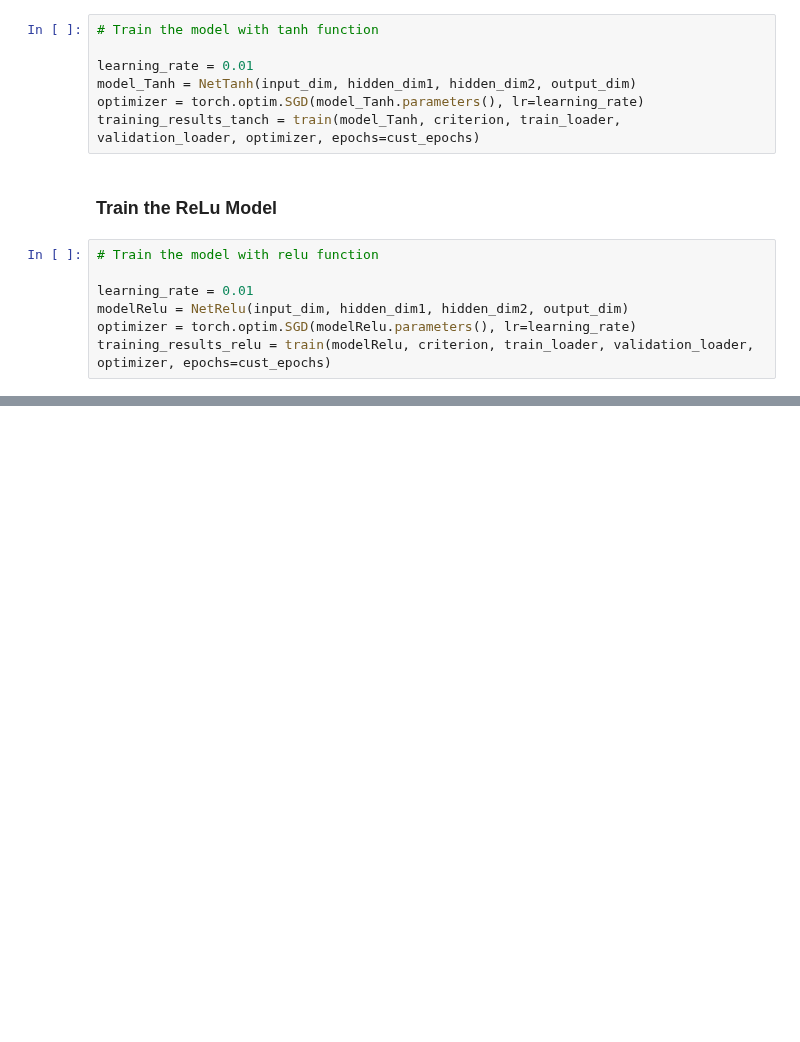
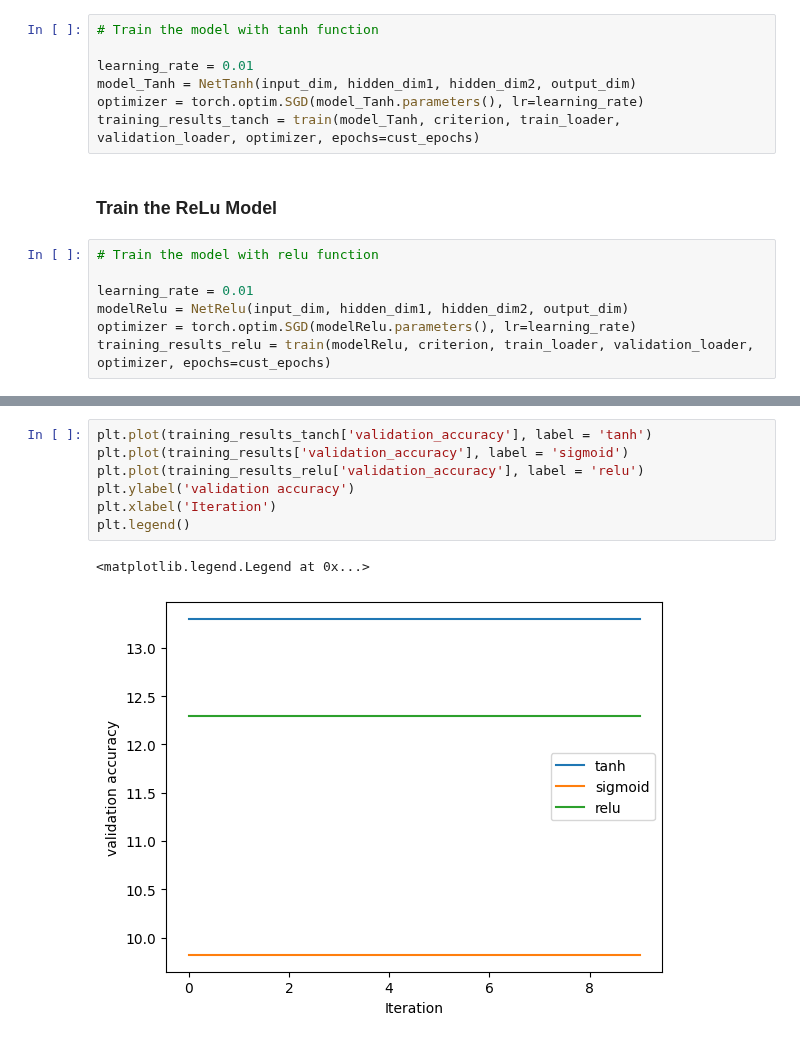
Before and after one commit to AjBorbzz/DataScience_AI_ML, a Jupyter notebook: PyTorch/IBM_Pytorch/DeepLearning_with_Pytorch/deep_neural_network_multi_hidden.ipynb, the cells around one changed output, grey strips where cells are left out. Cells and saved outputs as stored; diff of their text form; blank space fills up the shorter version.

```diff
--- a/PyTorch/IBM_Pytorch/DeepLearning_with_Pytorch/deep_neural_network_multi_hidden.ipynb
+++ b/PyTorch/IBM_Pytorch/DeepLearning_with_Pytorch/deep_neural_network_multi_hidden.ipynb
@@ -138,0 +153,10 @@ training_results_relu = train(modelRelu, criterion, train_loader, validation_loa
+# %%
+plt.plot(training_results_tanch['validation_accuracy'], label = 'tanh')
+plt.plot(training_results['validation_accuracy'], label = 'sigmoid')
+plt.plot(training_results_relu['validation_accuracy'], label = 'relu')
+plt.ylabel('validation accuracy')
+plt.xlabel('Iteration')
+plt.legend()
+# %% [output]
+<matplotlib.legend.Legend at 0x...>
+[figure, added]
```
Also changed, not shown: parts of 2 cells of this notebook.
